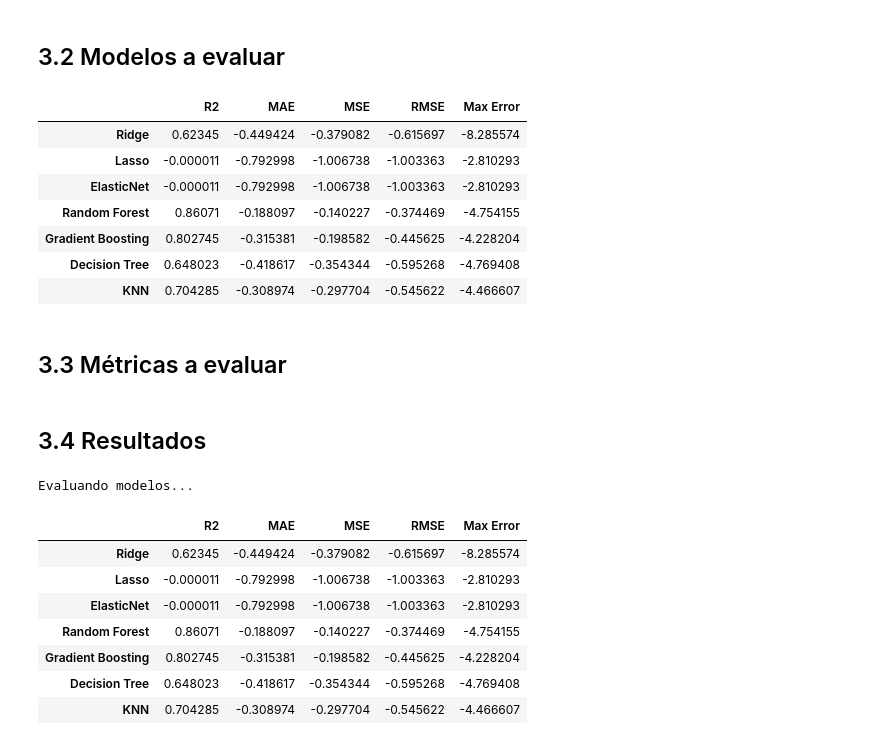
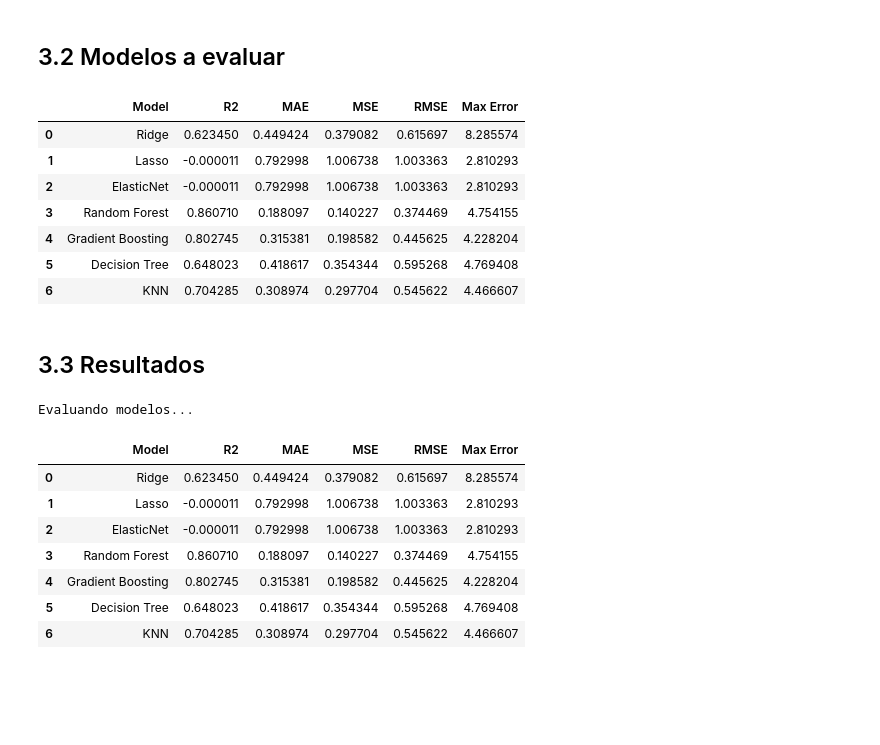
Before and after one commit to josevig/Hito2_DISIA, a Jupyter notebook: LibretaHito2.ipynb, the cells around one changed output. Cells and saved outputs as stored; diff of their text form; code cells hidden in the pictures; blank space fills up the shorter version.

```diff
--- a/LibretaHito2.ipynb
+++ b/LibretaHito2.ipynb
@@ -572,22 +579,22 @@ grids = {
 # %%
 # Optimizar modelos
 best_models = {}
 for name, (model, grid) in grids.items():
     print(f"Entrenando {name}...")
-    best_model = optimize(model, grid, X_train, y_train, cv)
+    best_model = optimize(model, grid, X_train, y_train, cv, scoring=metrics, refit="R2")
     best_models[name] = best_model
     filename = f"{name}.pkl"
     joblib.dump(best_model, filename)
     print(f"Modelo {name} guardado en {filename}")
 # %% [output]
-|  | R2 | MAE | MSE | RMSE | Max Error |
-| Ridge | 0.62345 | -0.449424 | -0.379082 | -0.615697 | -8.285574 |
-| Lasso | -0.000011 | -0.792998 | -1.006738 | -1.003363 | -2.810293 |
-| ElasticNet | -0.000011 | -0.792998 | -1.006738 | -1.003363 | -2.810293 |
-| Random Forest | 0.86071 | -0.188097 | -0.140227 | -0.374469 | -4.754155 |
-| Gradient Boosting | 0.802745 | -0.315381 | -0.198582 | -0.445625 | -4.228204 |
-| Decision Tree | 0.648023 | -0.418617 | -0.354344 | -0.595268 | -4.769408 |
-| KNN | 0.704285 | -0.308974 | -0.297704 | -0.545622 | -4.466607 |
+|  | Model | R2 | MAE | MSE | RMSE | Max Error |
+| 0 | Ridge | 0.623450 | 0.449424 | 0.379082 | 0.615697 | 8.285574 |
+| 1 | Lasso | -0.000011 | 0.792998 | 1.006738 | 1.003363 | 2.810293 |
+| 2 | ElasticNet | -0.000011 | 0.792998 | 1.006738 | 1.003363 | 2.810293 |
+| 3 | Random Forest | 0.860710 | 0.188097 | 0.140227 | 0.374469 | 4.754155 |
+| 4 | Gradient Boosting | 0.802745 | 0.315381 | 0.198582 | 0.445625 | 4.228204 |
+| 5 | Decision Tree | 0.648023 | 0.418617 | 0.354344 | 0.595268 | 4.769408 |
+| 6 | KNN | 0.704285 | 0.308974 | 0.297704 | 0.545622 | 4.466607 |
 # %%
 best_models = {}
 
@@ -601,4 +608,4 @@ for name in model_names:
     except Exception as e:
         print(f"Error al cargar el modelo {name}: {e}")
 # %% [markdown]
-## 3.3 Métricas a evaluar
+## 3.3 Resultados
@@ -613,15 +612,13 @@ metrics = {
-# %% [markdown]
-## 3.4 Resultados
 # %%
 print("\nEvaluando modelos...")
 evaluate(best_models, metrics, X_test, y_test)
 # %% [output]
 Evaluando modelos...
-|  | R2 | MAE | MSE | RMSE | Max Error |
-| Ridge | 0.62345 | -0.449424 | -0.379082 | -0.615697 | -8.285574 |
-| Lasso | -0.000011 | -0.792998 | -1.006738 | -1.003363 | -2.810293 |
-| ElasticNet | -0.000011 | -0.792998 | -1.006738 | -1.003363 | -2.810293 |
-| Random Forest | 0.86071 | -0.188097 | -0.140227 | -0.374469 | -4.754155 |
-| Gradient Boosting | 0.802745 | -0.315381 | -0.198582 | -0.445625 | -4.228204 |
-| Decision Tree | 0.648023 | -0.418617 | -0.354344 | -0.595268 | -4.769408 |
-| KNN | 0.704285 | -0.308974 | -0.297704 | -0.545622 | -4.466607 |
+|  | Model | R2 | MAE | MSE | RMSE | Max Error |
+| 0 | Ridge | 0.623450 | 0.449424 | 0.379082 | 0.615697 | 8.285574 |
+| 1 | Lasso | -0.000011 | 0.792998 | 1.006738 | 1.003363 | 2.810293 |
+| 2 | ElasticNet | -0.000011 | 0.792998 | 1.006738 | 1.003363 | 2.810293 |
+| 3 | Random Forest | 0.860710 | 0.188097 | 0.140227 | 0.374469 | 4.754155 |
+| 4 | Gradient Boosting | 0.802745 | 0.315381 | 0.198582 | 0.445625 | 4.228204 |
+| 5 | Decision Tree | 0.648023 | 0.418617 | 0.354344 | 0.595268 | 4.769408 |
+| 6 | KNN | 0.704285 | 0.308974 | 0.297704 | 0.545622 | 4.466607 |
```
Also changed, not shown: parts of 3 cells of this notebook.
